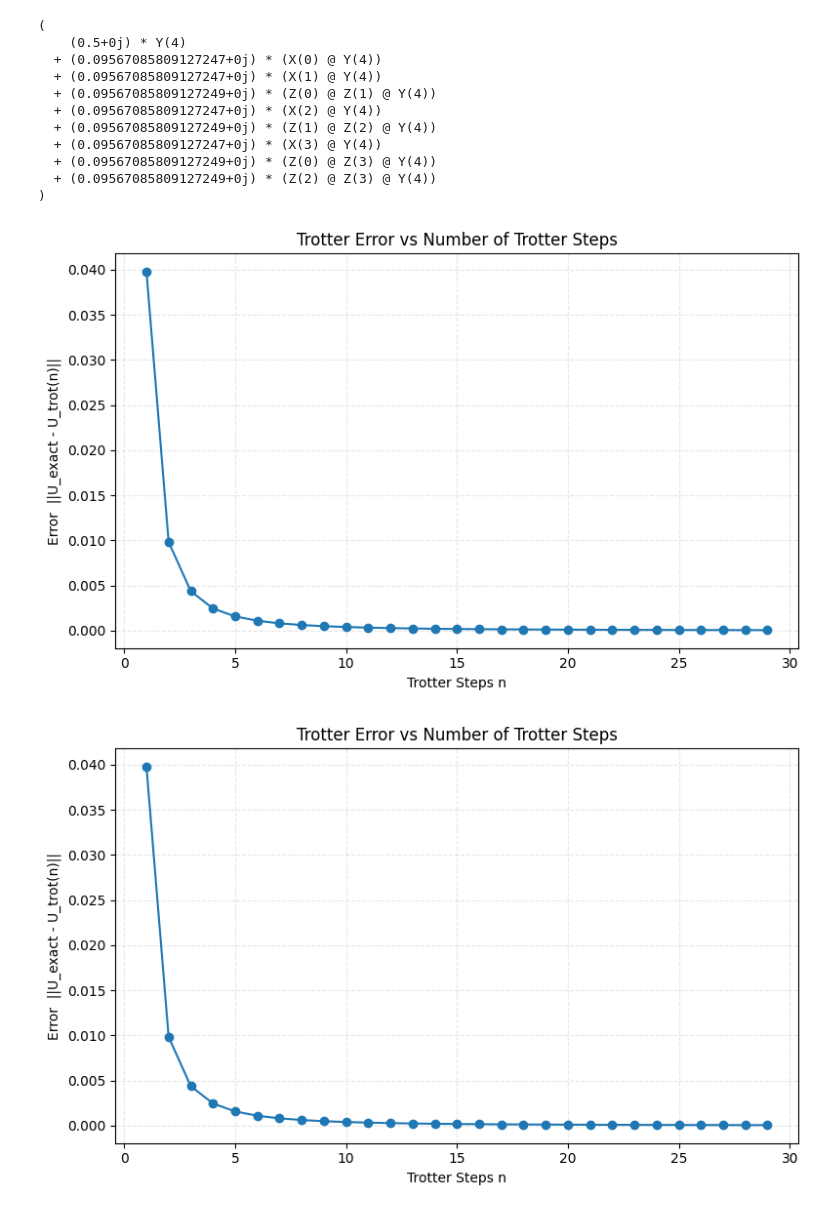
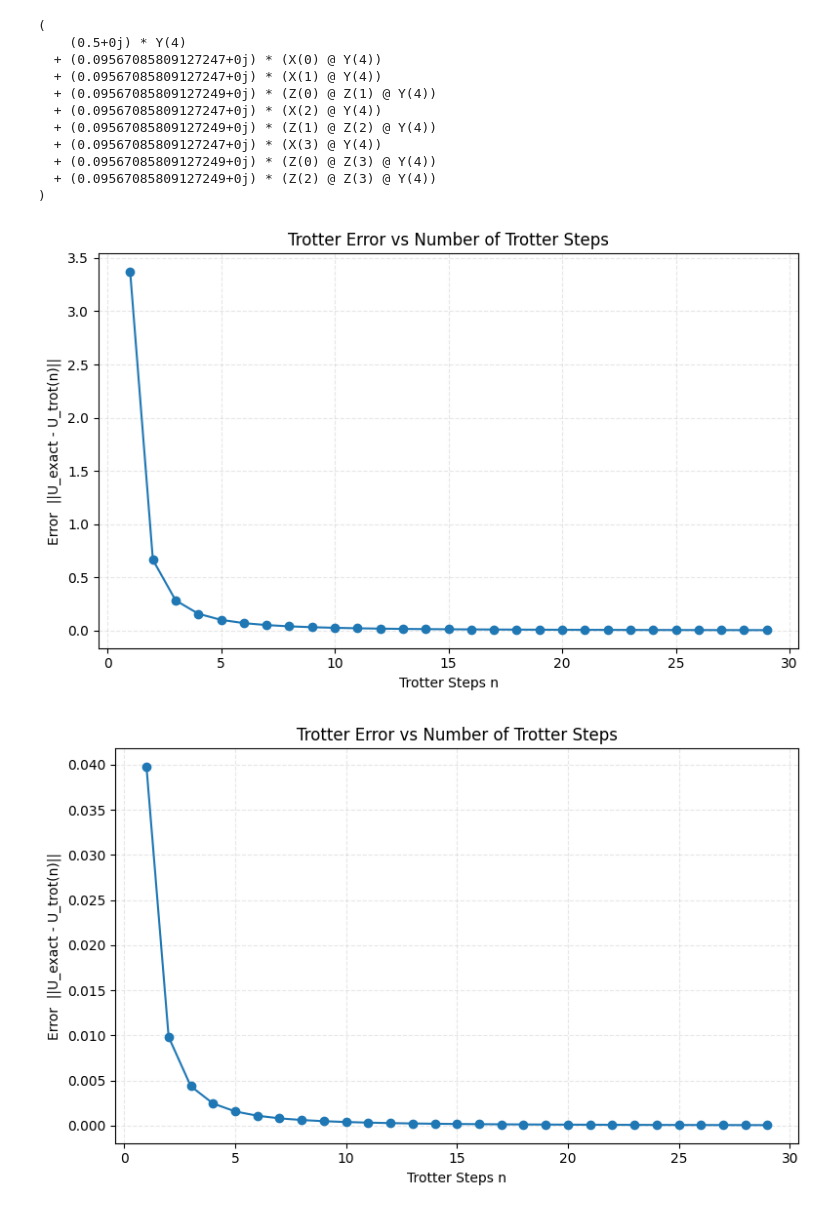
Before and after one commit to schauu/vqe_U, a Jupyter notebook: TrotterQRTE/Pennylane/qrte.ipynb, the cells around one changed output. Saved outputs shown, nothing was run; the diff lists cells and outputs as text; code cells hidden in the pictures.

```diff
--- a/TrotterQRTE/Pennylane/qrte.ipynb
+++ b/TrotterQRTE/Pennylane/qrte.ipynb
@@ -266,6 +265,7 @@ array([ 0.35890875+0.j, -0.0085314 +0.j, -0.0085314 +0.j, -0.01040908+0.j,
        -0.0887455 +0.j,  0.10491774+0.j, -0.00174773+0.j, -0.0887455 +0.j,
         0.10491774+0.j, -0.0887455 +0.j, -0.0887455 +0.j, -0.56306974+0.j])
 # %%
+nqubits = 4
 dev = qml.device("default.qubit", wires=5)
 state = 1/np.sqrt(2**4) * np.ones(2**4)
 H = get_hamiltonian_pl(4,1)
@@ -280,7 +280,7 @@ H = load_pauli_op(H)
 @qml.qnode(dev, interface="numpy")
 def cosine_step(state):
     qml.StatePrep(state, wires=range(1, nqubits + 1))
-    qml.TrotterProduct(temp_a, time=-1, n=10, order=2)
+    qml.TrotterProduct(H, time=-1, n=10, order=2)
     return qml.expval(H)
 
 cosine_step(state)
@@ -334,64 +334,35 @@ def trotter_matrix(H_cos, t, n_steps):
 
 # ====== 精确矩阵（scipy） ======
 def exact_matrix(H_cos, t):
     H_mat = qml.matrix(H_cos)
     return sc.linalg.expm(-1j * H_mat * t)
 
 # ====== 误差曲线 ======
-def plot_trotter_error(H_cos):
-    ts = np.linspace(0, np.pi/2, 40)
-
-    exact_vals = []
-    trotter_vals = []
-    errors = []
-
-    for t in ts:
-        U_exact = exact_matrix(H_cos, t)
-        U_trot = trotter_matrix(H_cos, t)
-
-        # 这里选 Frobenius norm
-        err = np.linalg.norm(U_exact - U_trot)
-
-        exact_vals.append(np.linalg.norm(U_exact))
-        trotter_vals.append(np.linalg.norm(U_trot))
-        errors.append(err)
-
-    plt.figure(figsize=(8, 5))
-    plt.plot(ts, errors, label="||U_exact - U_trot||", color="red")
-    plt.xlabel("t")
-    plt.ylabel("Error")
-    plt.title("TrotterProduct Approximation Error")
-    plt.grid(linestyle="--", alpha=0.3)
-    plt.legend()
-    plt.tight_layout()
-    plt.show()
-
-
 def plot_error_vs_trotter_steps(H_cos, t):
 
     trotter_steps = np.arange(1, 30)   # n = 1 ... 29
     errors = []
 
     U_exact = exact_matrix(H_cos, t)
 
     for n in trotter_steps:
         U_trot = trotter_matrix(H_cos, t, n)
         err = np.linalg.norm(U_exact - U_trot)
         errors.append(err)
 
     plt.figure(figsize=(8,5))
     plt.plot(trotter_steps, errors, '-o')
     plt.xlabel("Trotter Steps n")
     plt.ylabel("Error  ||U_exact - U_trot(n)||")
     plt.title("Trotter Error vs Number of Trotter Steps")
     plt.grid(True, linestyle='--', alpha=0.3)
     plt.tight_layout()
     plt.show()
 
-t = np.pi/2
+t = 2*2**2
 plot_error_vs_trotter_steps(H_cos, t)
 # %% [output]
-[figure, old version]
+[figure, new version]
 # %%
 dev = qml.device("default.qubit", wires=5)
 state = 1/np.sqrt(2**4) * np.ones(2**4)
```
Also changed, not shown: parts of 8 cells of this notebook, 33 other files.
